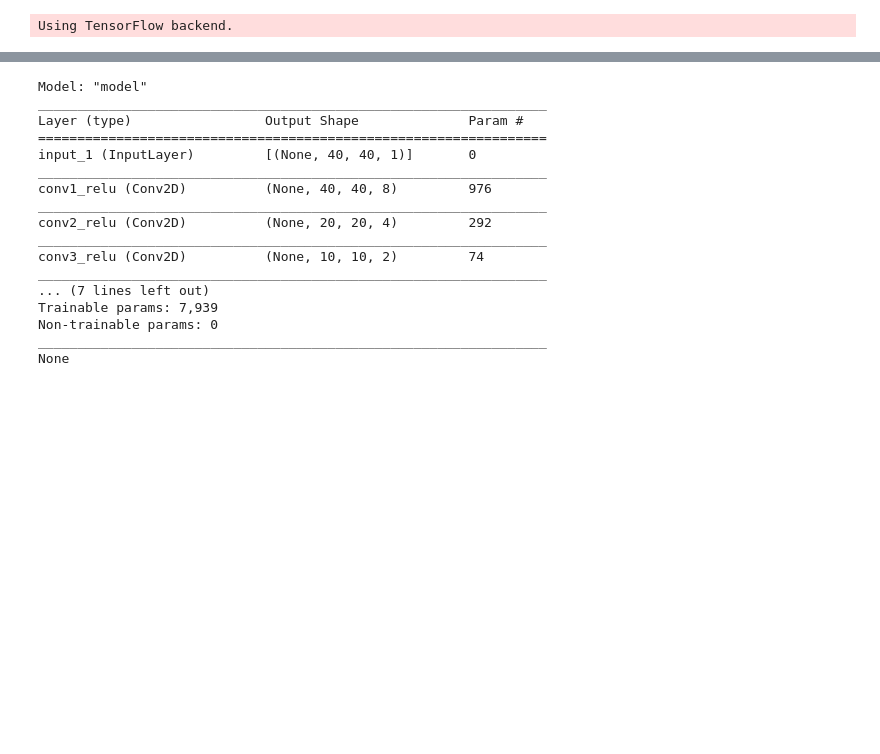
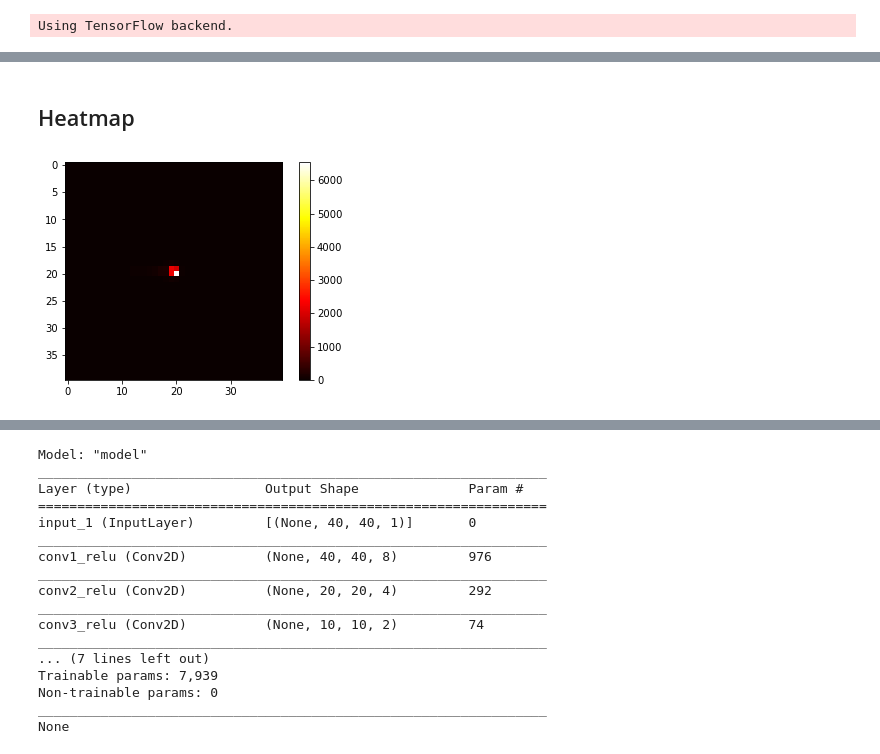
Before and after one commit to 451488975/Jet_tagging, a Jupyter notebook: 2_DNN_CNN/CNN2D.ipynb, the cells around one changed output, grey strips where cells are left out. Cells and saved outputs as stored; diff of their text form; code cells hidden in the pictures; blank space fills up the shorter version.

```diff
--- a/2_DNN_CNN/CNN2D.ipynb
+++ b/2_DNN_CNN/CNN2D.ipynb
@@ -68,3 +67,31 @@ for i in range(0, len(labels_df)):
 features_val = features_2dval
 # %%
 X_train_val, X_test, y_train_val, y_test = train_test_split(features_val, labels_val, test_size=0.2, random_state=42)
+# %% [markdown]
+## Heatmap
+# %%
+q_plt = np.zeros([40, 40])
+g_plt = np.zeros([40, 40])
+w_plt = np.zeros([40, 40])
+z_plt = np.zeros([40, 40])
+t_plt = np.zeros([40, 40])
+for x in range(0, len(X_train_val) - 1):
+    if y_train_val[x, :][0] == 1:
+        g_plt += X_train_val[x, :, :, 0]
+    elif y_train_val[x, :][1] == 1:
+        q_plt += X_train_val[x, :, :, 0]
+    elif y_train_val[x, :][2] == 1:
+        w_plt += X_train_val[x, :, :, 0]
+    elif y_train_val[x, :][3] == 1:
+        z_plt += X_train_val[x, :, :, 0]
+    elif y_train_val[x, :][4] == 1:
+        t_plt += X_train_val[x, :, :, 0]
+# %%
+def heatmap(input_array):
+    plt.imshow(input_array, cmap='hot')
+    plt.colorbar()
+    plt.show()
+# %%
+heatmap(q_plt)
+# %% [output]
+[figure, added]
```
Also changed, not shown: parts of 19 cells of this notebook, 4 other files.
